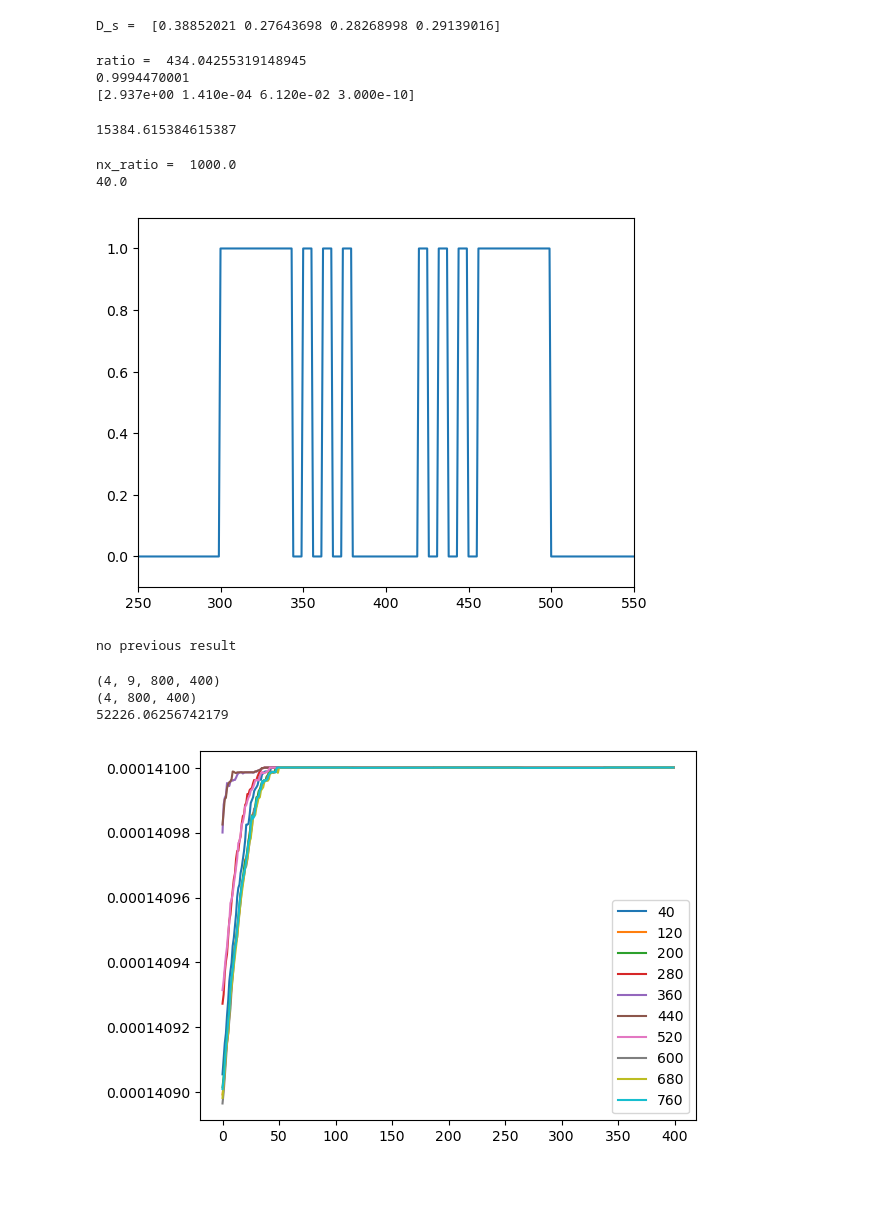
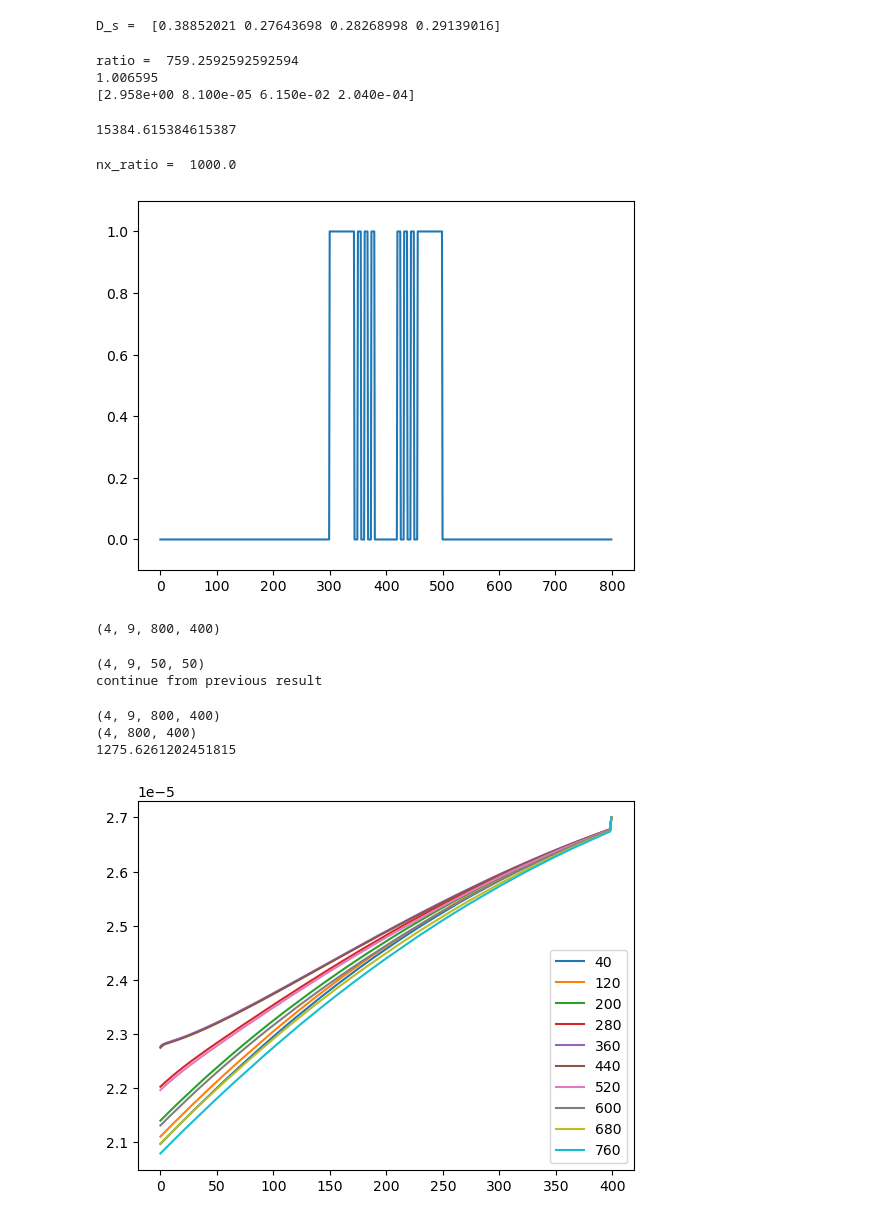
Before and after one commit to yuchenyan0107/LBM_Diffusion, a Jupyter notebook: 2D_LBM_MS/sample_mask1.ipynb, the cells around one changed output. Cells and saved outputs as stored; diff of their text form; code cells hidden in the pictures; blank space fills up the shorter version.

```diff
--- a/2D_LBM_MS/sample_mask1.ipynb
+++ b/2D_LBM_MS/sample_mask1.ipynb
@@ -40,16 +46,16 @@ D_s =  [0.38852021 0.27643698 0.28268998 0.29139016]
 vx = 3.3e-6
 v_top = xp.array([vx, 0])
 #c_top = xp.array([0.979, 0.0047, 0.0204, 1e-4])
-#c_top = xp.array([0.978, 0.0027, 0.017, 0.011])
 c_top = xp.array([0.979, 0.000047, 0.0204, 1e-10])
+c_top = xp.array([0.986, 2.7e-5, 0.0205, 6.8e-5]) # based on chamber scale result
 print("ratio = ", c_top[2]/c_top[1])
 print(np.sum(c_top))
 absorption_ratio = xp.array([0,1,1,-3])
 print(3*c_top)
 # %% [output]
-ratio =  434.04255319148945
-0.9994470001
-[2.937e+00 1.410e-04 6.120e-02 3.000e-10]
+ratio =  759.2592592592594
+1.006595
+[2.958e+00 8.100e-05 6.150e-02 2.040e-04]
 # %%
 L_grid = 5e-7
 c_w_ratio_guess = 0.5
@@ -59,19 +65,16 @@ print(b1_estimate)
 # %% [output]
 15384.615384615387
 # %%
-absorption_coefficient = 15384
+absorption_coefficient = 1000
 
-L_grid = 0.5
-
+L_grid = 0.5 # 100 um for 200 grid
 nx_ratio = 500/0.5
 print('nx_ratio = ',nx_ratio)
 
-L_gap = 20 //L_grid
-L_mask1 = 3//L_grid
-L_mask2 = 3//L_grid
-L_mask_side = 40//L_grid-3*(L_mask1+L_mask2)
-
-print(L_gap)
+L_gap = int(20//L_grid)
+L_mask1 = int(3//L_grid)
+L_mask2 = int(3//L_grid)
+L_mask_side = int(40//L_grid-3*(L_mask1+L_mask2))
 
 non_absorb_mask = xp.zeros(nx)
 non_absorb_mask[nx//2+L_gap//2 : nx//2+L_gap//2+L_mask1] = True
@@ -83,13 +86,12 @@ non_absorb_mask[0: nx//2] = non_absorb_mask[nx//2:][::-1]
 
 plt.plot(to_numpy(non_absorb_mask))
 plt.ylim([-0.1, 1.1])
-plt.xlim([250,550])
+#plt.xlim([250,550])
 
 comp2_bc = xp.array([absorption_coefficient, 1, 0])
 # %% [output]
 nx_ratio =  1000.0
-40.0
-[figure, old version]
+[figure, new version]
 # %%
 lbm_config = lbm_parameters(
     nx=nx,
@@ -124,10 +126,12 @@ for s in range(n_species):
 f = xp.zeros((n_species, 9, nx, ny), dtype=DTYPE)
 feq = equilibrium(f, rho_s, lbm_config, ux_s, uy_s)
 f = feq
-
+print(f.shape)
 f_cross_ini = feq[:, :, nx//2, :]
 
 f_end = None
+# %% [output]
+(4, 9, 800, 400)
 # %%
 def main(f, lbm_config):
     velocity_field = []
@@ -138,9 +142,9 @@ def main(f, lbm_config):
             rho_s, ux_s, uy_s, rho_mix, p_mix = calculate_moment(f, lbm_config)
             ux_s = to_numpy(ux_s).astype(np.float32)
             uy_s = to_numpy(uy_s).astype(np.float32)
-            #velocity_field.append((ux_s, uy_s))
+            velocity_field.append((ux_s, uy_s))
             plot_vector(to_numpy(ux_s[0]), to_numpy(uy_s[0]), step, zoom = 10000, skip = nx//40, save = True)
-            save_concentration_frames(f, step, lbm_config)
+            save_concentration_frames(f/3, step, lbm_config)
             #plt.plot(to_numpy(rho_s[1, :, 0]))
             #plt.show()
             np.save("f_mask_intermediate", f)
@@ -156,12 +160,14 @@ def main(f, lbm_config):
 
     return np.array(velocity_field), np.array(clip_history), to_numpy(xp.array(f_cross)), to_numpy(f)
 # %%
+print(f.shape)
 try:
     f = xp.array(f_end)
     print("continue from previous result")
 except:
     print("no previous result")
-velocity_field,clip_history, f_cross, f_end = main(f, lbm_config)
-np.save("f_sample_simulation", f_end)
 # %% [output]
-no previous result
+(4, 9, 50, 50)
+continue from previous result
+# %%
+f = xp.array(np.load("f_sample_simulation.npy"))
@@ -168,16 +179,16 @@ no previous result
 # %%
 print(f_end.shape)
-rho_s = xp.sum(f_end, axis = 1, dtype = DTYPE)
+rho_s = xp.sum(f_end, axis = 1, dtype = DTYPE)/3
 print(rho_s.shape)
 for i in range(10):
     plt.plot(rho_s[1, i*(nx//10)+nx//20, :], label = f'{i*(nx//10)+nx//20}')
 plt.legend()
 
 slope = (rho_s[1, nx//2, 5]-rho_s[1, nx//2, 0])/5
-b1_measured = rho_s[1, 50, 0]/slope
+b1_measured = rho_s[1, 49, 0]/slope
 print(b1_measured)
 # %% [output]
 (4, 9, 800, 400)
 (4, 800, 400)
-52226.06256742179
+1275.6261202451815
-[figure, old version]
+[figure, new version]
```
Also changed, not shown: parts of 16 cells of this notebook, 7 other files.
